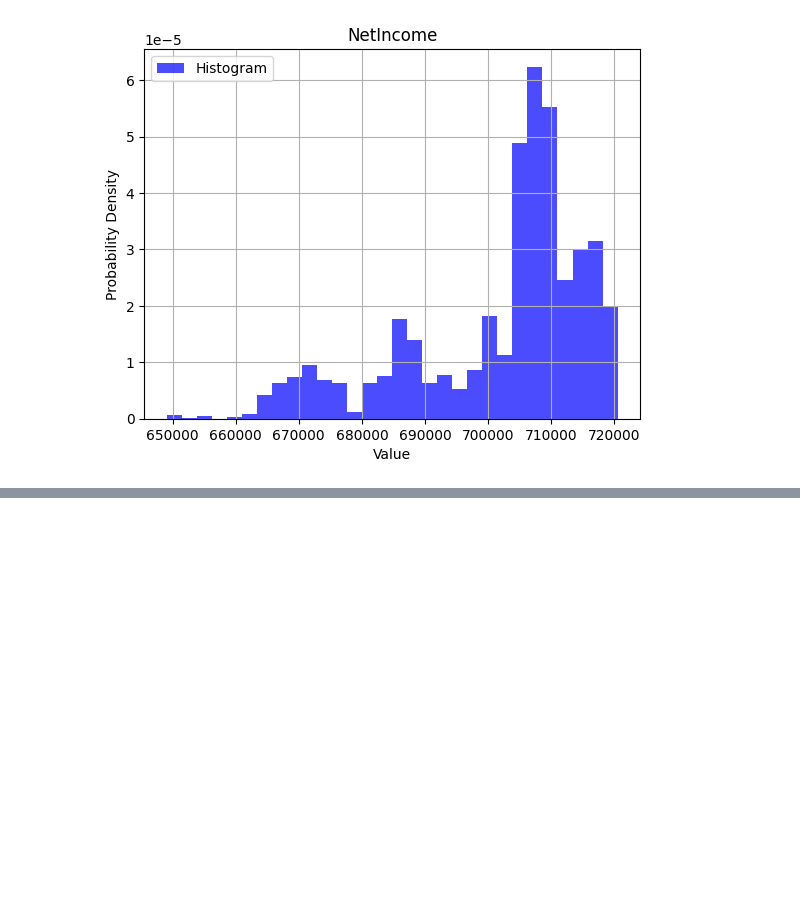
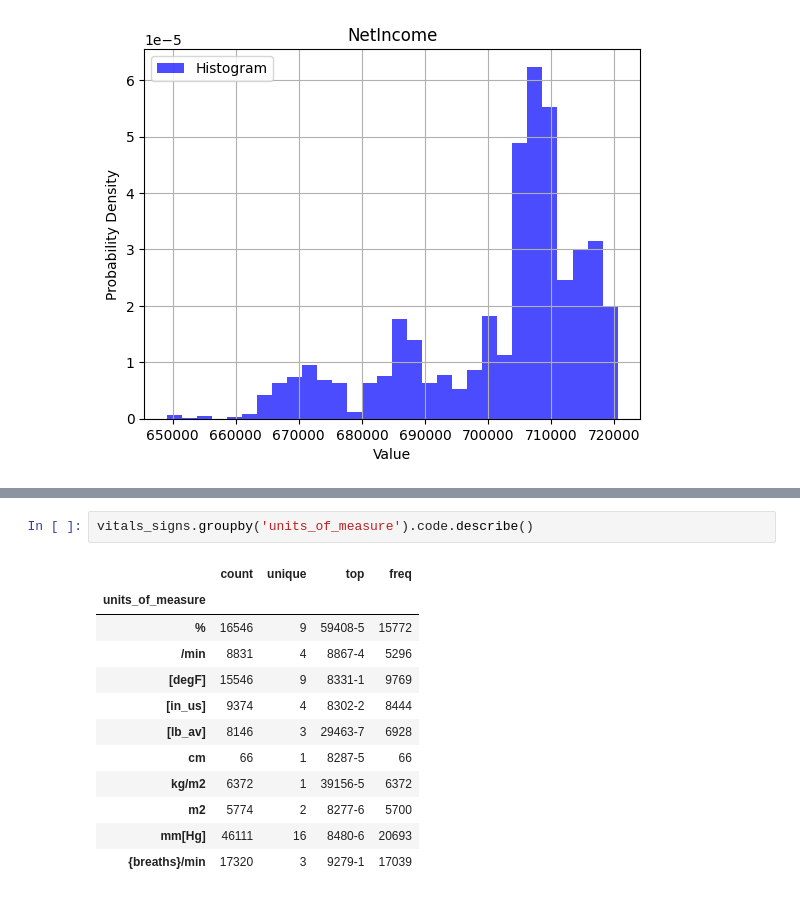
Before and after one commit to alexandra-hidalgo/datasci_3_eda, a Jupyter notebook: Datasci3.ipynb, the cells around one changed output, grey strips where cells are left out. Cells and saved outputs as stored; diff of their text form; blank space fills up the shorter version.

```diff
--- a/Datasci3.ipynb
+++ b/Datasci3.ipynb
@@ -232,0 +274,15 @@ plt.show()
+# %%
+vitals_signs.groupby('units_of_measure').code.describe()
+# %% [output]
+|  | count | unique | top | freq |
+| units_of_measure |  |  |  |  |
+| % | 16546 | 9 | 59408-5 | 15772 |
+| /min | 8831 | 4 | 8867-4 | 5296 |
+| [degF] | 15546 | 9 | 8331-1 | 9769 |
+| [in_us] | 9374 | 4 | 8302-2 | 8444 |
+| [lb_av] | 8146 | 3 | 29463-7 | 6928 |
+| cm | 66 | 1 | 8287-5 | 66 |
+| kg/m2 | 6372 | 1 | 39156-5 | 6372 |
+| m2 | 5774 | 2 | 8277-6 | 5700 |
+| mm[Hg] | 46111 | 16 | 8480-6 | 20693 |
+| {breaths}/min | 17320 | 3 | 9279-1 | 17039 |
```
Also changed, not shown: parts of 7 cells of this notebook.
